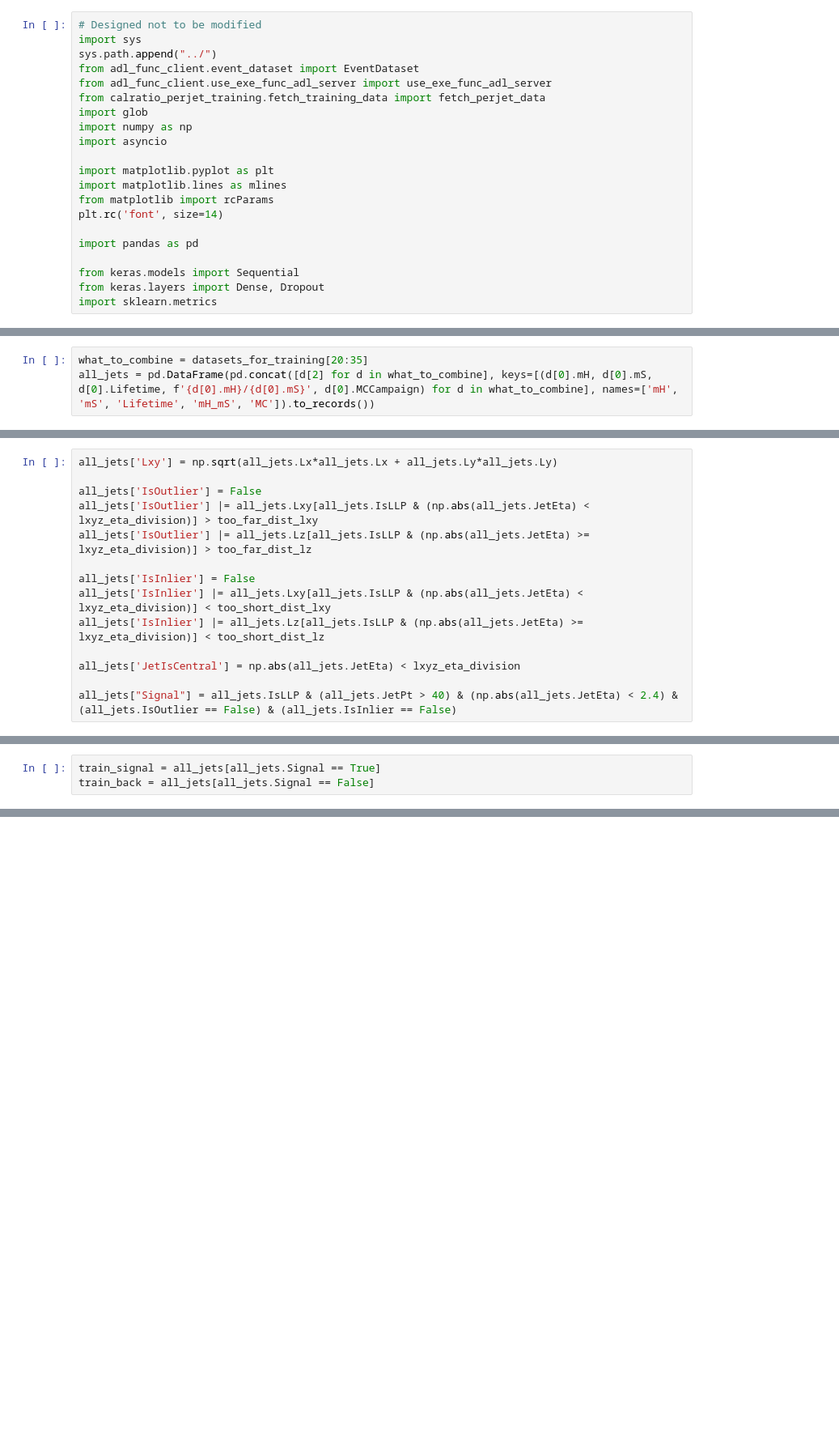
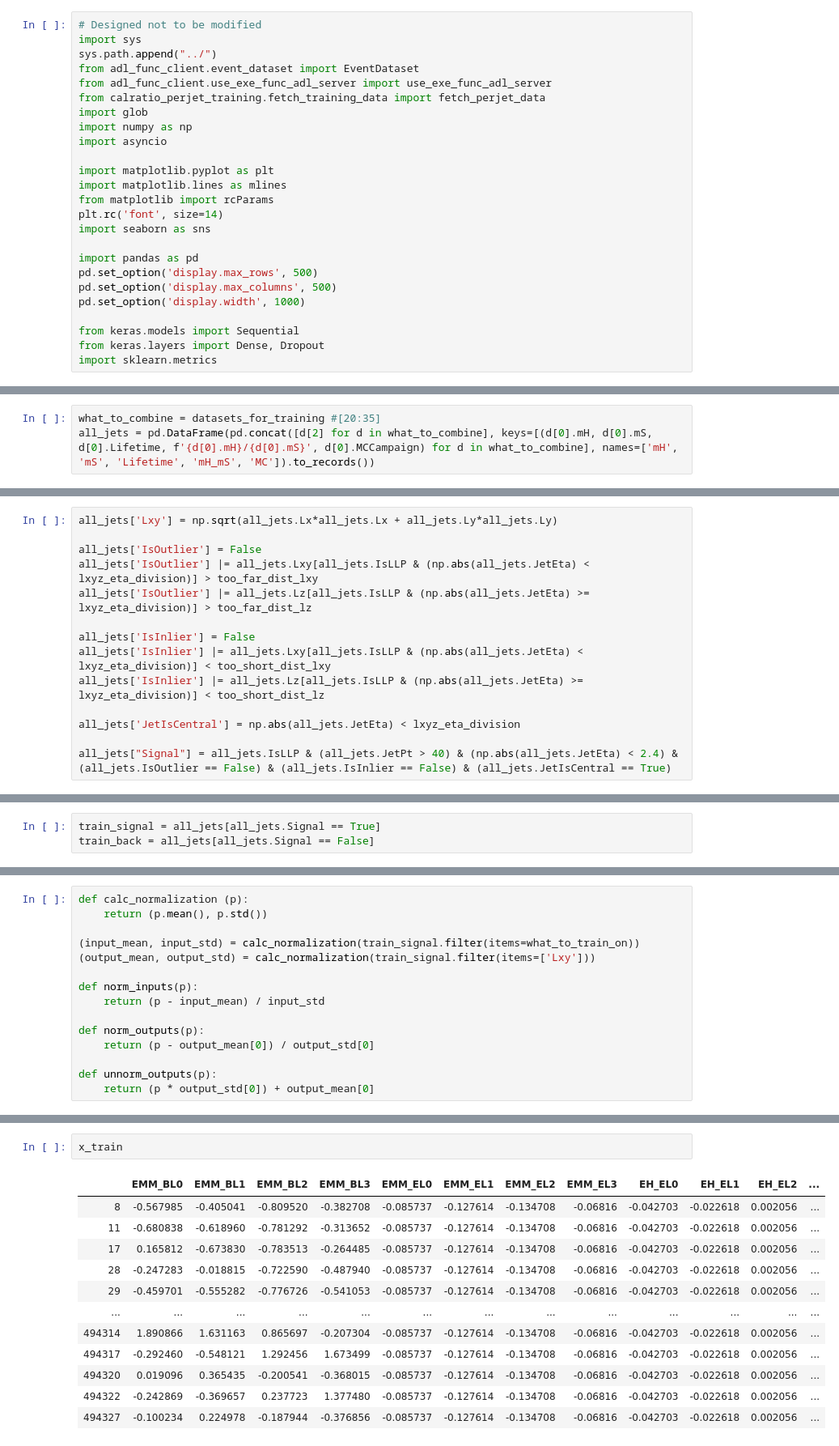
Before and after one commit to gordonwatts/calratio-perjet-training, a Jupyter notebook: notebooks/Decay Position Explorations.ipynb, the cells around one changed output, grey strips where cells are left out. Shown: that part at 81% size. Saved outputs shown, nothing was run; the diff lists cells and outputs as text; blank space fills up the shorter version.

```diff
--- a/notebooks/Decay Position Explorations.ipynb
+++ b/notebooks/Decay Position Explorations.ipynb
@@ -38,8 +42,12 @@ import matplotlib.pyplot as plt
 import matplotlib.lines as mlines
 from matplotlib import rcParams
 plt.rc('font', size=14)
+import seaborn as sns
 
 import pandas as pd
+pd.set_option('display.max_rows', 500)
+pd.set_option('display.max_columns', 500)
+pd.set_option('display.width', 1000)
 
 from keras.models import Sequential
 from keras.layers import Dense, Dropout
@@ -56,7 +64,7 @@ async def fetch_data_async(info):
 all_datasets_future = [fetch_data_async(info) for index, info in datasets.iterrows()]
 datasets_for_training = await asyncio.gather(*all_datasets_future)
 # %%
-what_to_combine = datasets_for_training[20:35]
+what_to_combine = datasets_for_training #[20:35]
 all_jets = pd.DataFrame(pd.concat([d[2] for d in what_to_combine], keys=[(d[0].mH, d[0].mS, d[0].Lifetime, f'{d[0].mH}/{d[0].mS}', d[0].MCCampaign) for d in what_to_combine], names=['mH', 'mS', 'Lifetime', 'mH_mS', 'MC']).to_records())
 # %% [markdown]
 Nextw we need to add a bunch of columns to the data to make it easy to use below. Eventually this code should be in a python file (along with the above code, I suppose).
@@ -73,7 +81,7 @@ all_jets['IsInlier'] |= all_jets.Lz[all_jets.IsLLP & (np.abs(all_jets.JetEta) >=
 
 all_jets['JetIsCentral'] = np.abs(all_jets.JetEta) < lxyz_eta_division
 
-all_jets["Signal"] = all_jets.IsLLP & (all_jets.JetPt > 40) & (np.abs(all_jets.JetEta) < 2.4) & (all_jets.IsOutlier == False) & (all_jets.IsInlier == False)
+all_jets["Signal"] = all_jets.IsLLP & (all_jets.JetPt > 40) & (np.abs(all_jets.JetEta) < 2.4) & (all_jets.IsOutlier == False) & (all_jets.IsInlier == False) & (all_jets.JetIsCentral == True)
 # %%
 all_jets.columns
 # %% [output]
@@ -105 +106,16 @@ And put them into the traditional x and y train and test things.
+# %%
+def calc_normalization (p):
+    return (p.mean(), p.std())
+
+(input_mean, input_std) = calc_normalization(train_signal.filter(items=what_to_train_on))
+(output_mean, output_std) = calc_normalization(train_signal.filter(items=['Lxy']))
+
+def norm_inputs(p):
+    return (p - input_mean) / input_std
+
+def norm_outputs(p):
+    return (p - output_mean[0]) / output_std[0]
+
+def unnorm_outputs(p):
+    return (p * output_std[0]) + output_mean[0]
 # %%
@@ -114,3 +124,18 @@ y_test = norm_inputs(train_signal_c[1].Lxy)
 
 x_train = norm_inputs(train_signal_c[0].filter(items=what_to_train_on))
 x_test = norm_inputs(train_signal_c[1].filter(items=what_to_train_on))
+# %%
+x_train
+# %% [output]
+|  | EMM_BL0 | EMM_BL1 | EMM_BL2 | EMM_BL3 | EMM_EL0 | EMM_EL1 | EMM_EL2 | EMM_EL3 | EH_EL0 | EH_EL1 | EH_EL2 | ... |
+| 8 | -0.567985 | -0.405041 | -0.809520 | -0.382708 | -0.085737 | -0.127614 | -0.134708 | -0.06816 | -0.042703 | -0.022618 | 0.002056 | ... |
+| 11 | -0.680838 | -0.618960 | -0.781292 | -0.313652 | -0.085737 | -0.127614 | -0.134708 | -0.06816 | -0.042703 | -0.022618 | 0.002056 | ... |
+| 17 | 0.165812 | -0.673830 | -0.783513 | -0.264485 | -0.085737 | -0.127614 | -0.134708 | -0.06816 | -0.042703 | -0.022618 | 0.002056 | ... |
+| 28 | -0.247283 | -0.018815 | -0.722590 | -0.487940 | -0.085737 | -0.127614 | -0.134708 | -0.06816 | -0.042703 | -0.022618 | 0.002056 | ... |
+| 29 | -0.459701 | -0.555282 | -0.776726 | -0.541053 | -0.085737 | -0.127614 | -0.134708 | -0.06816 | -0.042703 | -0.022618 | 0.002056 | ... |
+| ... | ... | ... | ... | ... | ... | ... | ... | ... | ... | ... | ... | ... |
+| 494314 | 1.890866 | 1.631163 | 0.865697 | -0.207304 | -0.085737 | -0.127614 | -0.134708 | -0.06816 | -0.042703 | -0.022618 | 0.002056 | ... |
+| 494317 | -0.292460 | -0.548121 | 1.292456 | 1.673499 | -0.085737 | -0.127614 | -0.134708 | -0.06816 | -0.042703 | -0.022618 | 0.002056 | ... |
+| 494320 | 0.019096 | 0.365435 | -0.200541 | -0.368015 | -0.085737 | -0.127614 | -0.134708 | -0.06816 | -0.042703 | -0.022618 | 0.002056 | ... |
+| 494322 | -0.242869 | -0.369657 | 0.237723 | 1.377480 | -0.085737 | -0.127614 | -0.134708 | -0.06816 | -0.042703 | -0.022618 | 0.002056 | ... |
+| 494327 | -0.100234 | 0.224978 | -0.187944 | -0.376856 | -0.085737 | -0.127614 | -0.134708 | -0.06816 | -0.042703 | -0.022618 | 0.002056 | ... |
```
Also changed, not shown: parts of 18 cells of this notebook.
